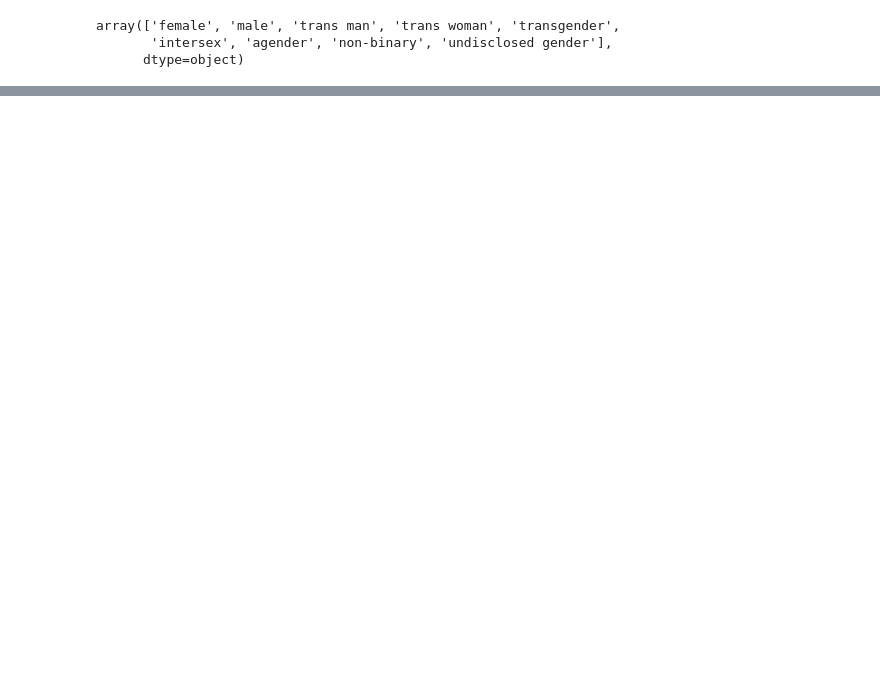
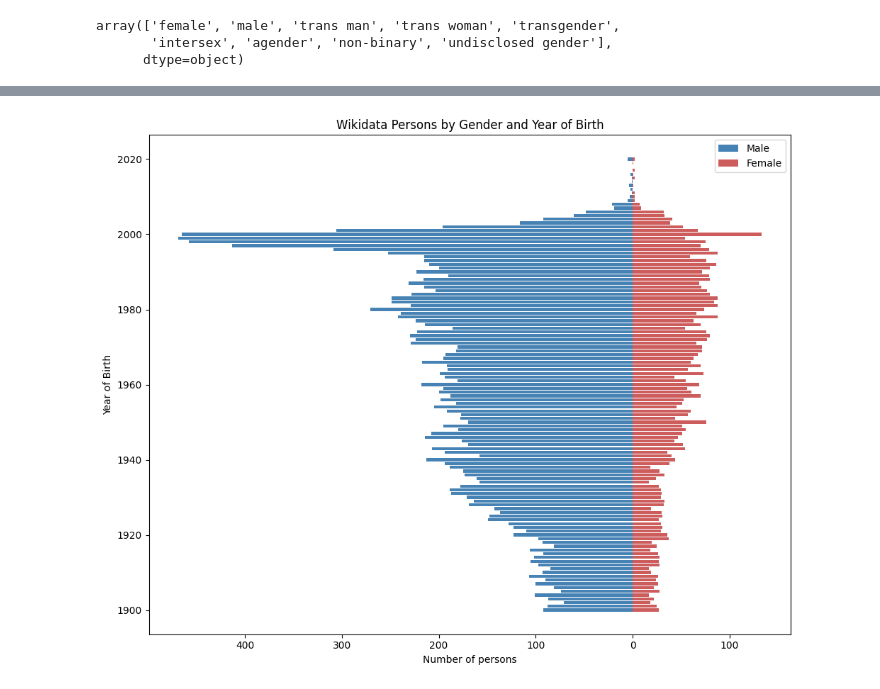
Before and after one commit to Briefgarde/name2genderresearch, a Jupyter notebook: exploringWikidataSet.ipynb, the cells around one changed output, grey strips where cells are left out. Cells and saved outputs as stored; diff of their text form; code cells hidden in the pictures; blank space fills up the shorter version.

```diff
--- a/exploringWikidataSet.ipynb
+++ b/exploringWikidataSet.ipynb
@@ -49,0 +41,6 @@ wikidata.head()
+# %%
+datasetMF = wikidata[(wikidata["genders"] == 'female') | (wikidata["genders"] == 'male')] # with only ~50 non-cis people in the dataset, it's easier to remove them
+# MARK of a true scientist here, I'm ignoring the cool stuff and the freaks (/affectionate)
+datasetMF["dobs"] = pd.to_datetime(datasetMF["dobs"], errors="coerce")
+datasetMF["birth_year"] = datasetMF["dobs"].dt.year
+datasetMF.head()
@@ -49,0 +64,29 @@ wikidata.head()
+# %%
+counts = datasetMF.groupby(["birth_year", "genders"]).size().reset_index(name="count")
+# Thanks chat, very helpful
+# Pivot for male vs female counts per year
+pivot = counts.pivot(index="birth_year", columns="genders", values="count").fillna(0)
+
+# Example: if your gender column has 'male'/'female' strings
+pivot = pivot.rename(columns={"male": "Male", "female": "Female"})
+
+# Plot similar to a population pyramid
+fig, ax = plt.subplots(figsize=(10, 8))
+
+# Negative values for male (so it mirrors female side)
+ax.barh(pivot.index, -pivot["Male"], color="steelblue", label="Male")
+ax.barh(pivot.index, pivot["Female"], color="indianred", label="Female")
+
+ax.set_xlabel("Number of persons")
+ax.set_ylabel("Year of Birth")
+ax.set_title("Wikidata Persons by Gender and Year of Birth")
+
+# Adjust x-axis ticks to show absolute values
+xticks = ax.get_xticks()
+ax.set_xticklabels([abs(int(x)) for x in xticks])
+
+ax.legend()
+plt.tight_layout()
+plt.show()
+# %% [output]
+[figure, added]
```
Also changed, not shown: parts of 7 cells of this notebook, 1 other file.
